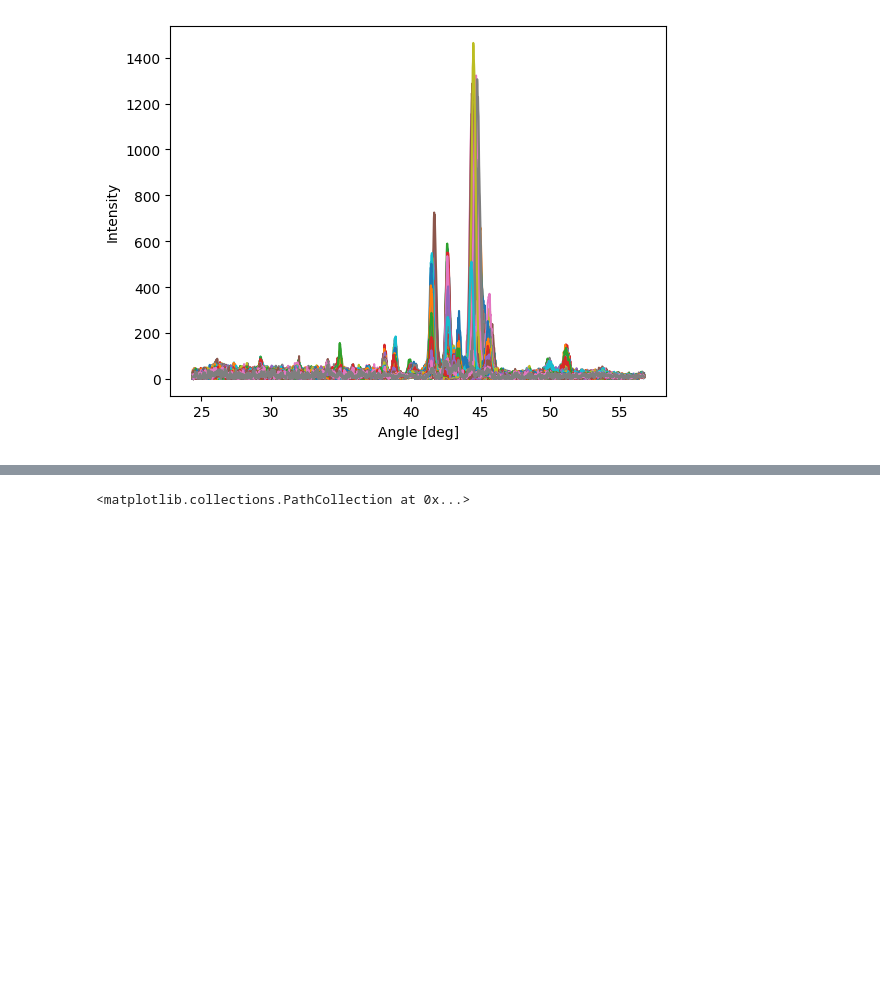
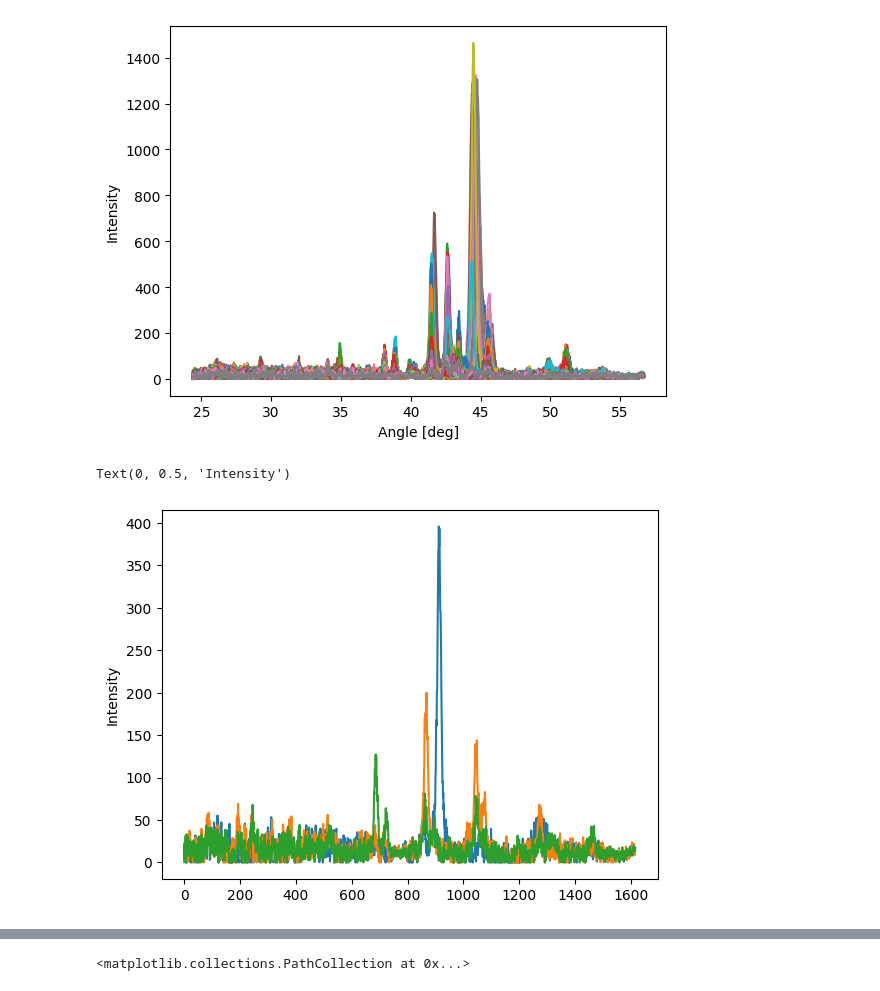
Before and after one commit to Lemonatix/how-to-python, a Jupyter notebook: Computerscience and Programming 24/VL_21.01.25/datascience_puds_new.ipynb, the cells around one changed output, grey strips where cells are left out. Cells and saved outputs as stored; diff of their text form; code cells hidden in the pictures; blank space fills up the shorter version.

```diff
--- a/Computerscience and Programming 24/VL_21.01.25/datascience_puds_new.ipynb
+++ b/Computerscience and Programming 24/VL_21.01.25/datascience_puds_new.ipynb
@@ -306,6 +306,14 @@ plt.xlabel('Angle [deg]')
 # %% [output]
 Text(0.5, 0, 'Angle [deg]')
 [figure]
+# %%
+_ = plt.plot(xrd_patterns[:, 42])
+_ = plt.plot(xrd_patterns[:, 158])
+_ = plt.plot(xrd_patterns[:, 202])
+plt.ylabel("Intensity")
+# %% [output]
+Text(0, 0.5, 'Intensity')
+[figure, added]
 # %%
 #plot compositions
 import matplotlib.pyplot as plt
```
Also changed, not shown: parts of 4 cells of this notebook.
